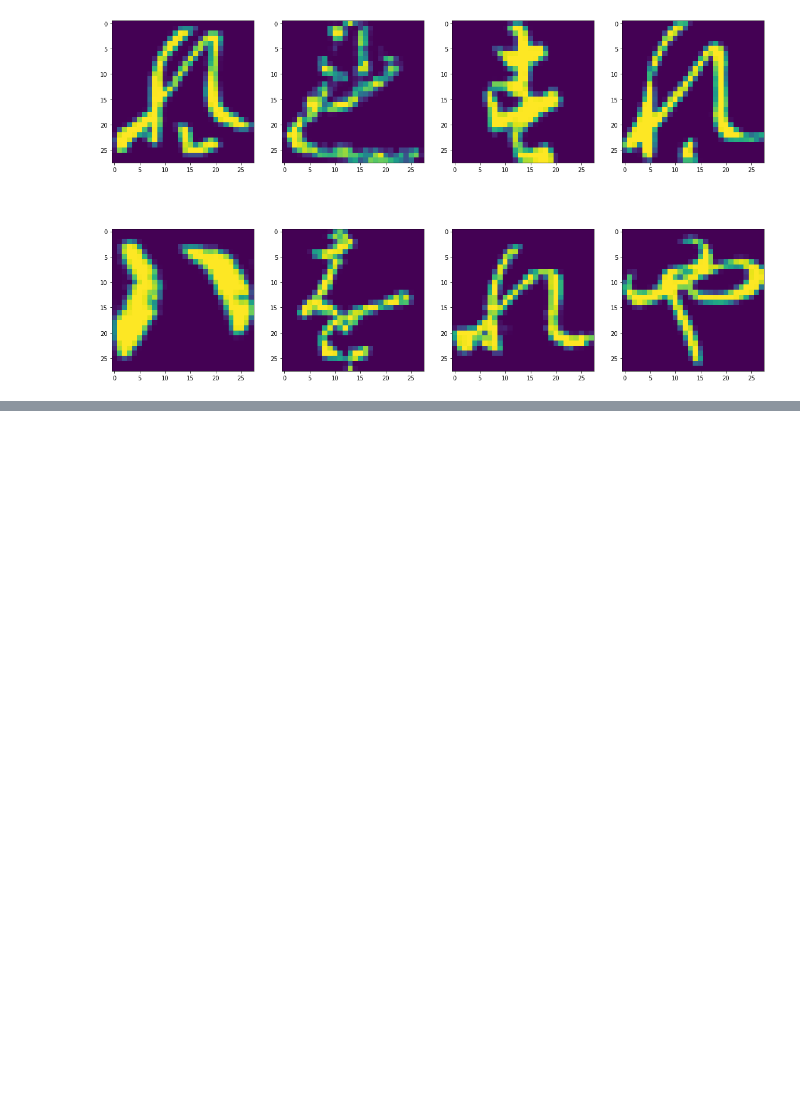
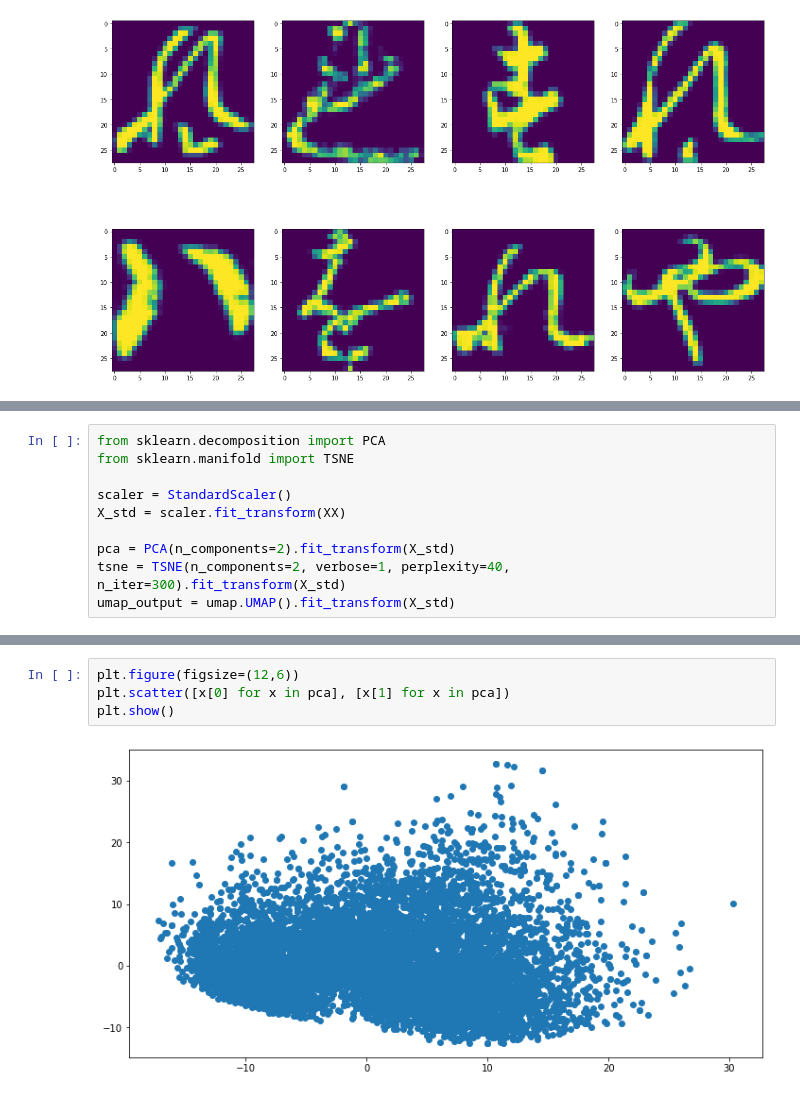
Before and after one commit to timcopelandoh/thinkful, a Jupyter notebook: Module 26 - Unsupervised Learning/26.10 - Unsupervised Learning Challenge.ipynb, the cells around one changed output, grey strips where cells are left out. Cells and saved outputs as stored; diff of their text form; blank space fills up the shorter version.

```diff
--- a/Module 26 - Unsupervised Learning/26.10 - Unsupervised Learning Challenge.ipynb
+++ b/Module 26 - Unsupervised Learning/26.10 - Unsupervised Learning Challenge.ipynb
@@ -95,0 +93,10 @@ umap_output = umap.UMAP().fit_transform(X_std)
+# %%
+from sklearn.decomposition import PCA
+from sklearn.manifold import TSNE
+
+scaler = StandardScaler()
+X_std = scaler.fit_transform(XX)
+
+pca = PCA(n_components=2).fit_transform(X_std)
+tsne = TSNE(n_components=2, verbose=1, perplexity=40, n_iter=300).fit_transform(X_std)
+umap_output = umap.UMAP().fit_transform(X_std)
@@ -95,0 +120,6 @@ umap_output = umap.UMAP().fit_transform(X_std)
+# %%
+plt.figure(figsize=(12,6))
+plt.scatter([x[0] for x in pca], [x[1] for x in pca])
+plt.show()
+# %% [output]
+[figure, added]
```
Also changed, not shown: parts of 34 cells of this notebook, 1 other file.
